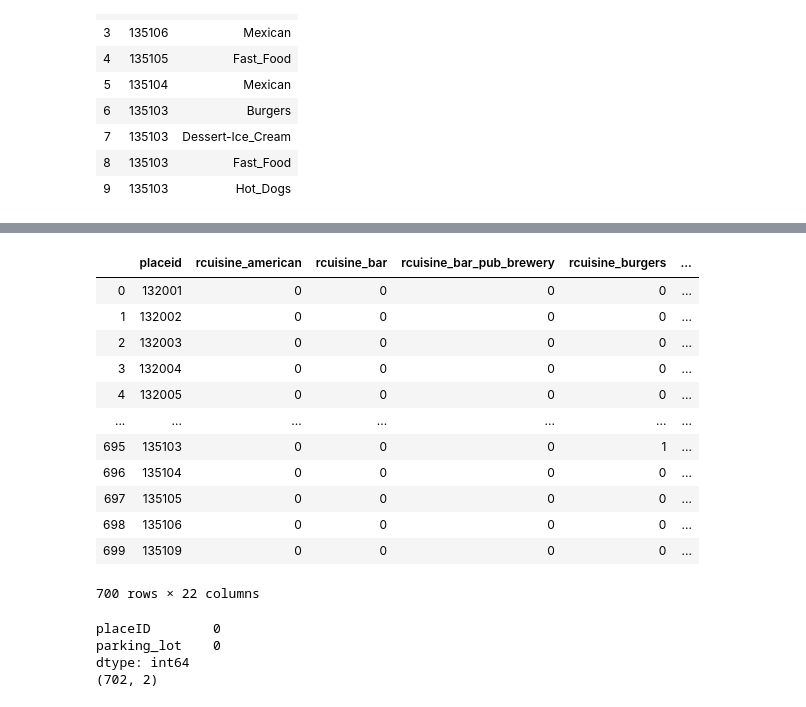
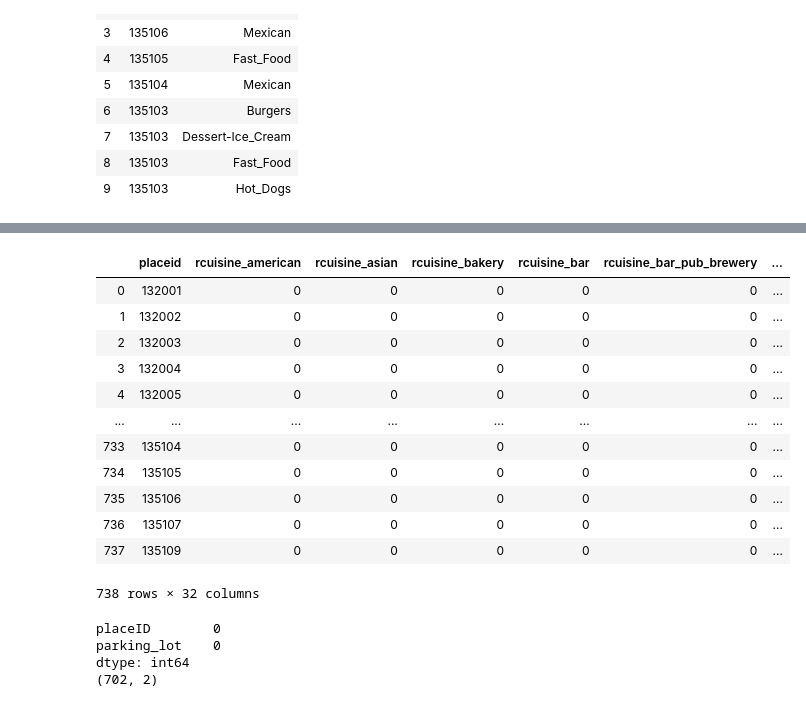
Before and after one commit to JeanFraga/DS8-Build_Week-1, a Jupyter notebook: notebooks/Restaurant Data with Consumer Ratings Features.ipynb, the cells around one changed output, grey strips where cells are left out. Drawn from its saved outputs; the diff is of its cells as text; code cells hidden in the pictures.

```diff
--- a/notebooks/Restaurant Data with Consumer Ratings Features.ipynb
+++ b/notebooks/Restaurant Data with Consumer Ratings Features.ipynb
@@ -181,30 +168,30 @@ Length: 769, dtype: int64
 # %%
-# In order to reduce dimensionality I will go ahead and only keep the top 20
+# In order to reduce dimensionality I will go ahead and only keep the top 30
 # then make an additional column that holds the sum of the cuisines to retain some of the use.
-not_useful_cuisine = cuisine.rcuisine.value_counts()
-not_useful_cuisine = not_useful_cuisine[not_useful_cuisine<13].index.tolist()
+not_useful_cuisine = cuisine.rcuisine.value_counts()[30:].index.tolist()
+#not_useful_cuisine = not_useful_cuisine[not_useful_cuisine<13].index.tolist()
 
 for i in range(len(not_useful_cuisine)):
     cuisine=cuisine[~cuisine.rcuisine.str.contains(not_useful_cuisine[i])]
 # %%
-# With this dataset I managed to reduce dimensionality from 60 to 22
+# With this dataset I managed to reduce dimensionality from 60 to 32
 R2 = pd.get_dummies(cuisine,columns=['rcuisine']).groupby('placeid',as_index=False).sum()
-R2['total_cuisine'] = total_cuisine
+R2['rtotal_cuisine'] = total_cuisine
 R2
 # %% [output]
-|  | placeid | rcuisine_american | rcuisine_bar | rcuisine_bar_pub_brewery | rcuisine_burgers | ... |
-| 0 | 132001 | 0 | 0 | 0 | 0 | ... |
-| 1 | 132002 | 0 | 0 | 0 | 0 | ... |
-| 2 | 132003 | 0 | 0 | 0 | 0 | ... |
-| 3 | 132004 | 0 | 0 | 0 | 0 | ... |
-| 4 | 132005 | 0 | 0 | 0 | 0 | ... |
-| ... | ... | ... | ... | ... | ... | ... |
-| 695 | 135103 | 0 | 0 | 0 | 1 | ... |
-| 696 | 135104 | 0 | 0 | 0 | 0 | ... |
-| 697 | 135105 | 0 | 0 | 0 | 0 | ... |
-| 698 | 135106 | 0 | 0 | 0 | 0 | ... |
-| 699 | 135109 | 0 | 0 | 0 | 0 | ... |
+|  | placeid | rcuisine_american | rcuisine_asian | rcuisine_bakery | rcuisine_bar | rcuisine_bar_pub_brewery | ... |
+| 0 | 132001 | 0 | 0 | 0 | 0 | 0 | ... |
+| 1 | 132002 | 0 | 0 | 0 | 0 | 0 | ... |
+| 2 | 132003 | 0 | 0 | 0 | 0 | 0 | ... |
+| 3 | 132004 | 0 | 0 | 0 | 0 | 0 | ... |
+| 4 | 132005 | 0 | 0 | 0 | 0 | 0 | ... |
+| ... | ... | ... | ... | ... | ... | ... | ... |
+| 733 | 135104 | 0 | 0 | 0 | 0 | 0 | ... |
+| 734 | 135105 | 0 | 0 | 0 | 0 | 0 | ... |
+| 735 | 135106 | 0 | 0 | 0 | 0 | 0 | ... |
+| 736 | 135107 | 0 | 0 | 0 | 0 | 0 | ... |
+| 737 | 135109 | 0 | 0 | 0 | 0 | 0 | ... |
-700 rows × 22 columns
+738 rows × 32 columns
 # %%
 # for the time being I will go ahead and forgoe the times becuase it will take me long to engineer
 # R3
```
Also changed, not shown: parts of 25 cells of this notebook, 1 other file.
